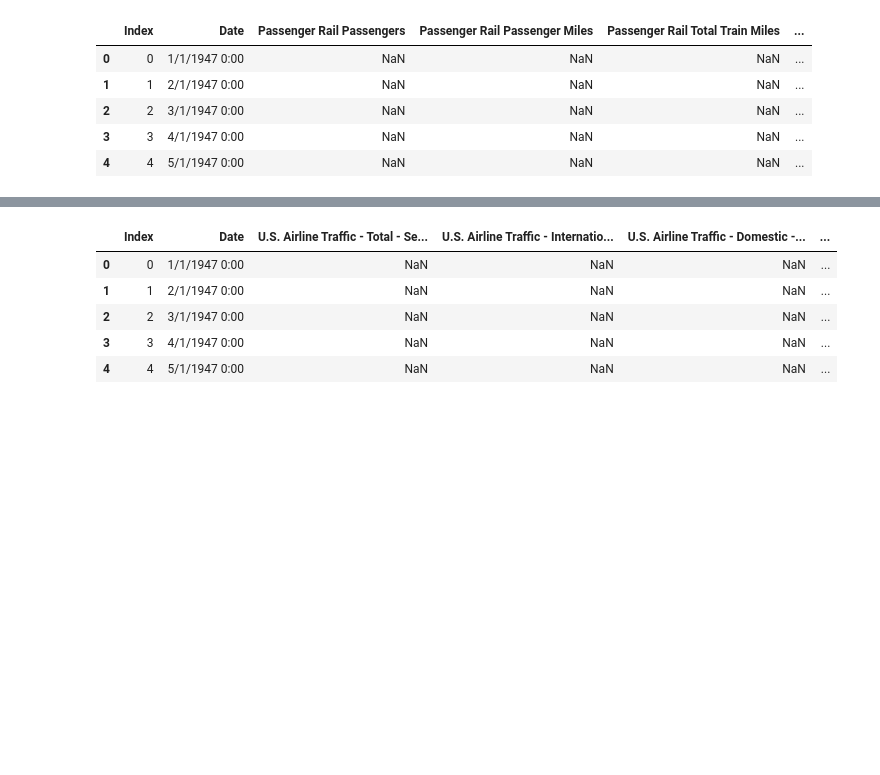
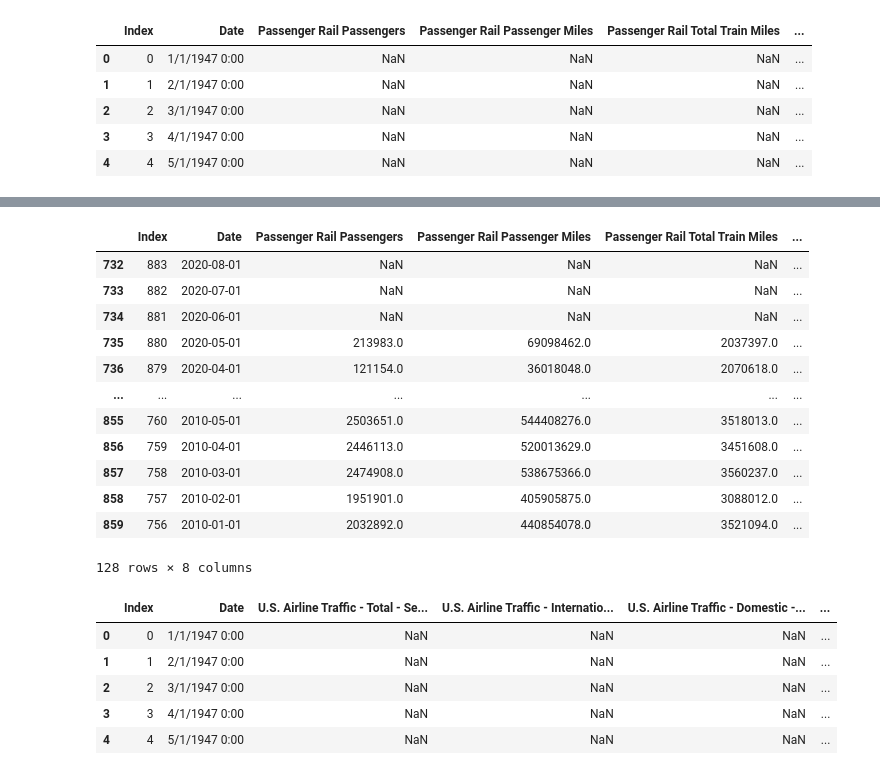
Before and after one commit to RBLevine/ETL-Project, a Jupyter notebook: Transportation.ipynb, the cells around one changed output, grey strips where cells are left out. Drawn from its saved outputs; the diff is of its cells as text; code cells hidden in the pictures; blank space fills up the shorter version.

```diff
--- a/Transportation.ipynb
+++ b/Transportation.ipynb
@@ -40,3 +178,6 @@ rail_df.head()
 | 2 | 2 | 3/1/1947 0:00 | NaN | NaN | NaN | ... |
 | 3 | 3 | 4/1/1947 0:00 | NaN | NaN | NaN | ... |
 | 4 | 4 | 5/1/1947 0:00 | NaN | NaN | NaN | ... |
+# %%
+rail_df['Date'] = pd.to_datetime(rail_df['Date'])
+rail_df['Date']
@@ -43,3 +197,19 @@ rail_df.head()
+# %%
+rail_df.loc[rail_df['Date']>='2010-1-1']
+# %% [output]
+|  | Index | Date | Passenger Rail Passengers | Passenger Rail Passenger Miles | Passenger Rail Total Train Miles | ... |
+| 732 | 883 | 2020-08-01 | NaN | NaN | NaN | ... |
+| 733 | 882 | 2020-07-01 | NaN | NaN | NaN | ... |
+| 734 | 881 | 2020-06-01 | NaN | NaN | NaN | ... |
+| 735 | 880 | 2020-05-01 | 213983.0 | 69098462.0 | 2037397.0 | ... |
+| 736 | 879 | 2020-04-01 | 121154.0 | 36018048.0 | 2070618.0 | ... |
+| ... | ... | ... | ... | ... | ... | ... |
+| 855 | 760 | 2010-05-01 | 2503651.0 | 544408276.0 | 3518013.0 | ... |
+| 856 | 759 | 2010-04-01 | 2446113.0 | 520013629.0 | 3451608.0 | ... |
+| 857 | 758 | 2010-03-01 | 2474908.0 | 538675366.0 | 3560237.0 | ... |
+| 858 | 757 | 2010-02-01 | 1951901.0 | 405905875.0 | 3088012.0 | ... |
+| 859 | 756 | 2010-01-01 | 2032892.0 | 440854078.0 | 3521094.0 | ... |
+128 rows × 8 columns
 # %%
 air_df = pd.read_csv("ETL_CSV_Files/US_Air.csv")
 air_df.head()
```
Also changed, not shown: parts of 13 cells of this notebook.
